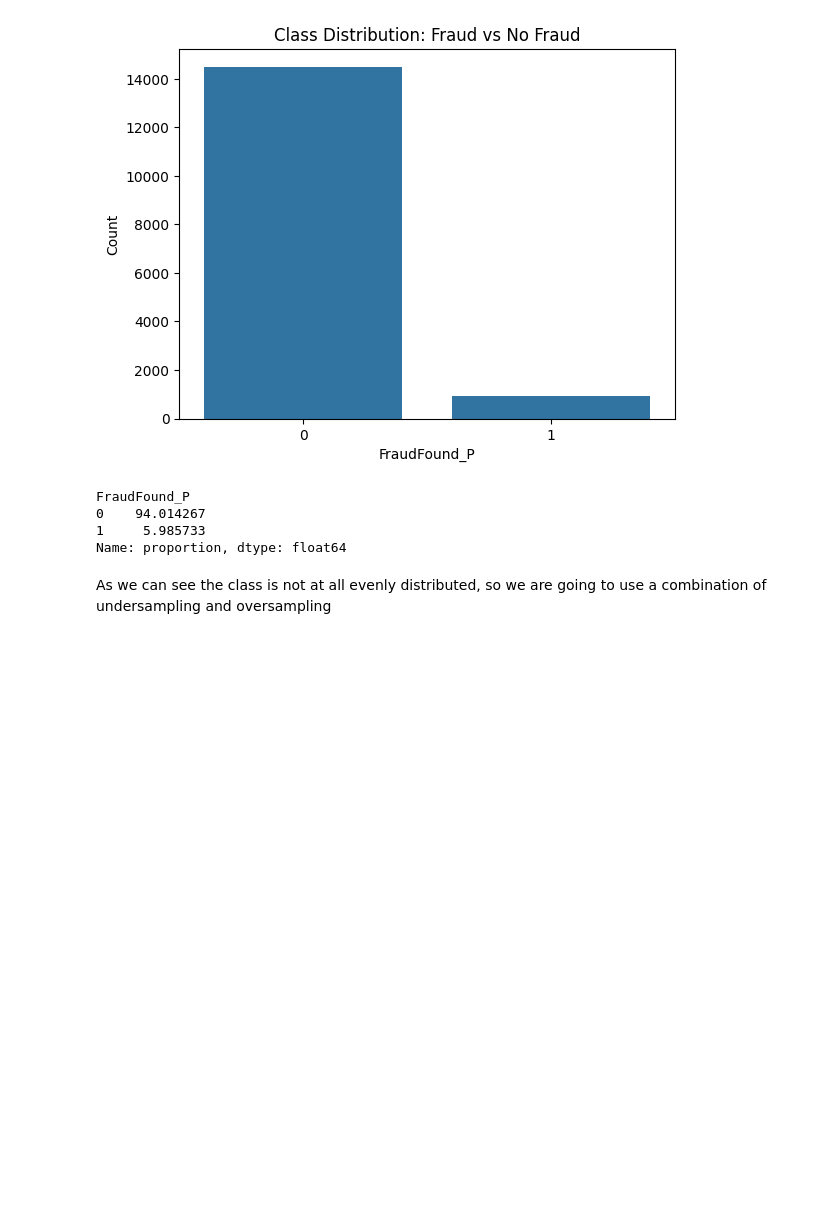
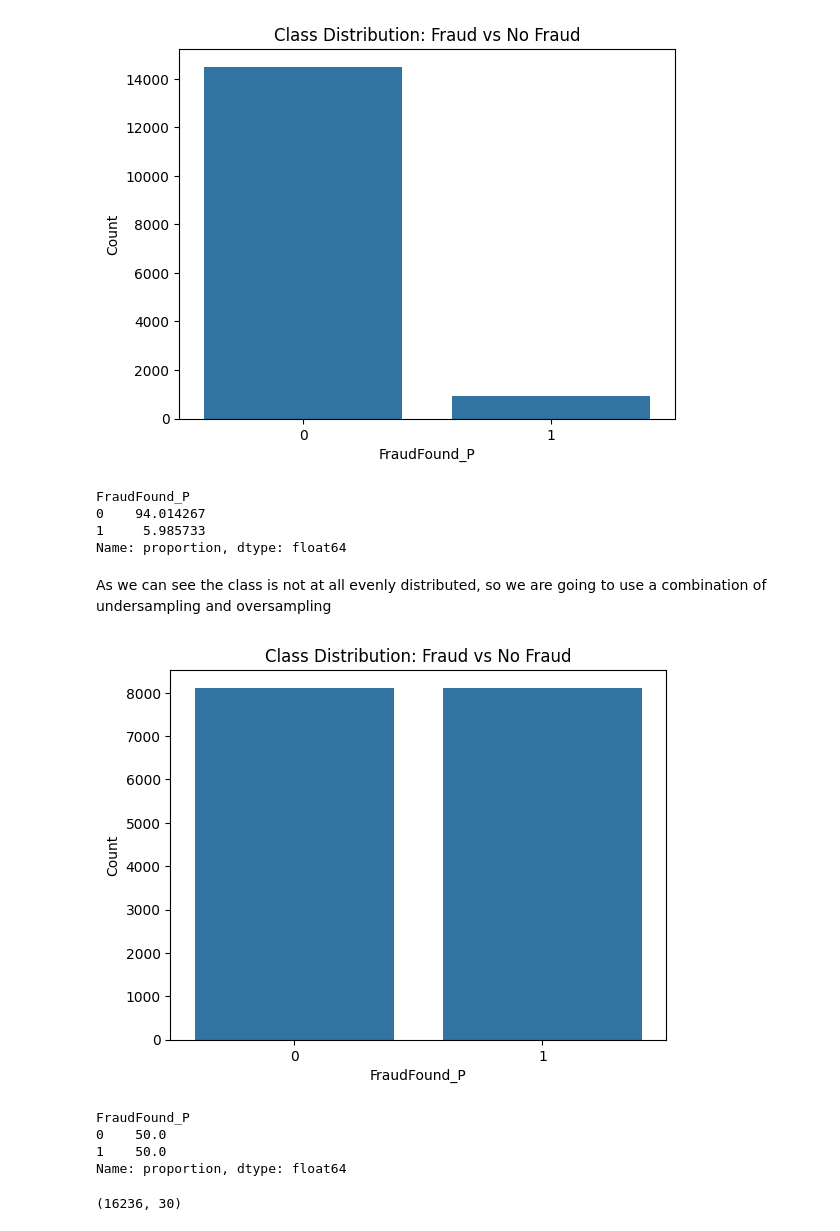
Before and after one commit to David38mk/vehicle-insurance-claim-fraud-datection-ML, a Jupyter notebook: notebooks/Vehicle-Insurance_claim_fraud_detection.ipynb, the cells around one changed output. Cells and saved outputs as stored; diff of their text form; code cells hidden in the pictures; blank space fills up the shorter version.

```diff
--- a/notebooks/0_eda_and_preprocessing.ipynb
+++ b/notebooks/Vehicle-Insurance_claim_fraud_detection.ipynb
@@ -243,0 +335,2 @@ data.head()
+# %%
+X_train, X_val, y_train, y_val = train_test_split(X_work,y_work,test_size=0.3, stratify=y_work, shuffle=True, random_state=38)
@@ -243,0 +382,14 @@ data.head()
+# %%
+br = 0
+column_names = []
+for col in feature_importance_df['Feature']:
+    column_names.append(col)
+    br += 1
+    if br == 10:
+        break
+
+print(column_names)
+
+column_names = column_names + one_hot_columns
+
+print(column_names)
@@ -243,0 +399,6 @@ data.head()
+# %%
+for col in data.columns:
+    if col not in column_names and col != 'FraudFound_P':
+        X_val = X_val.drop(col,axis=1)
+        X_test = X_test.drop(col,axis=1)
+        X_train = X_train.drop(col,axis=1)
@@ -261,3 +428,34 @@ FraudFound_P
 Name: proportion, dtype: float64
 # %% [markdown]
 As we can see the class is not at all evenly distributed, so we are going to use a combination of undersampling and oversampling
+# %%
+from imblearn.over_sampling import SMOTE
+from imblearn.under_sampling import RandomUnderSampler
+
+sm = SMOTE(random_state=38)
+X_res, y_res = sm.fit_resample(X_train, y_train)
+
+rus = RandomUnderSampler(random_state=38)
+X_res, y_res = rus.fit_resample(X_res, y_res)
+# %%
+data_res = pd.concat([X_res, y_res], axis=1)
+
+# Plot class distribution
+sns.countplot(x='FraudFound_P', data=data_res)
+plt.title('Class Distribution: Fraud vs No Fraud')
+plt.xlabel('FraudFound_P')
+plt.ylabel('Count')
+plt.show()
+
+# Print class balance in %
+print(data_res['FraudFound_P'].value_counts(normalize=True) * 100)
+# %% [output]
+[figure, added]
+FraudFound_P
+0    50.0
+1    50.0
+Name: proportion, dtype: float64
+# %%
+data_res.shape
+# %% [output]
+(16236, 30)
```
Also changed, not shown: parts of 29 cells of this notebook.
